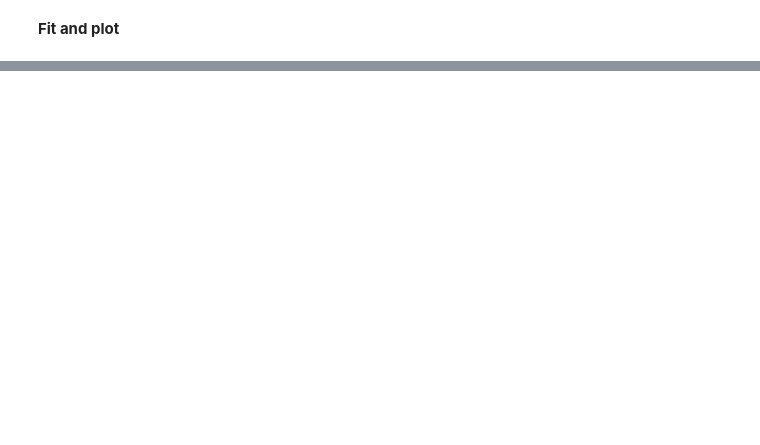
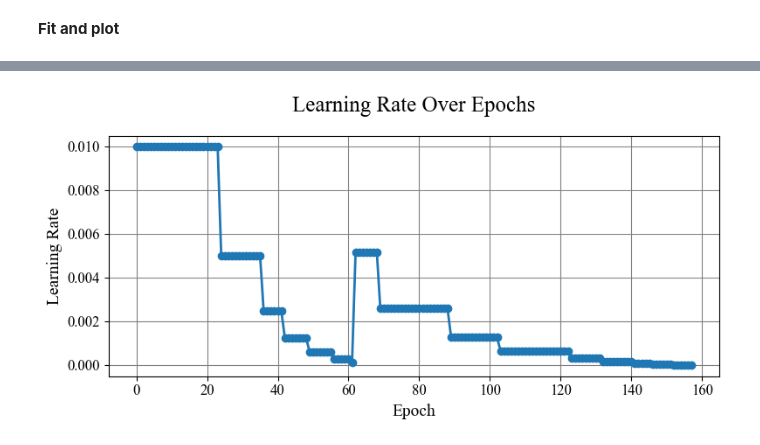
Before and after one commit to Richardforphys/AstroStatistics, a Jupyter notebook: Notebooks/Exam/LIGO/LIGO_NN.ipynb, the cells around one changed output, grey strips where cells are left out. Saved outputs shown, nothing was run; the diff lists cells and outputs as text; code cells hidden in the pictures; blank space fills up the shorter version.

```diff
--- a/Notebooks/Exam/LIGO/LIGO_NN.ipynb
+++ b/Notebooks/Exam/LIGO/LIGO_NN.ipynb
@@ -356 +369,10 @@ plot_results(history)
+# %%
+plt.figure(figsize=(8, 4))
+plt.plot(lr_tracker.lrs, marker='o')
+plt.xlabel('Epoch')
+plt.ylabel('Learning Rate')
+plt.title('Learning Rate Over Epochs')
+plt.savefig('lr_model3')
+# %% [output]
+[figure, added]
 # %%
```
Also changed, not shown: parts of 19 cells of this notebook, 14 other files.
